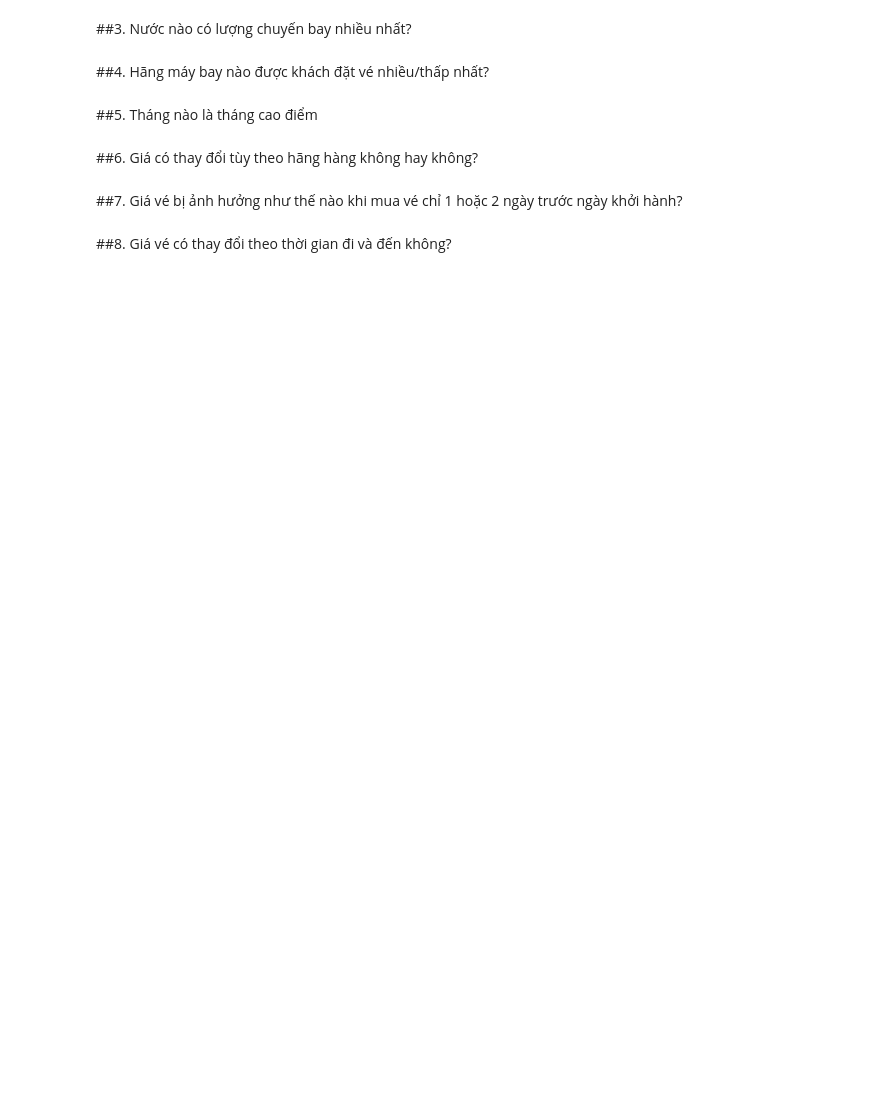
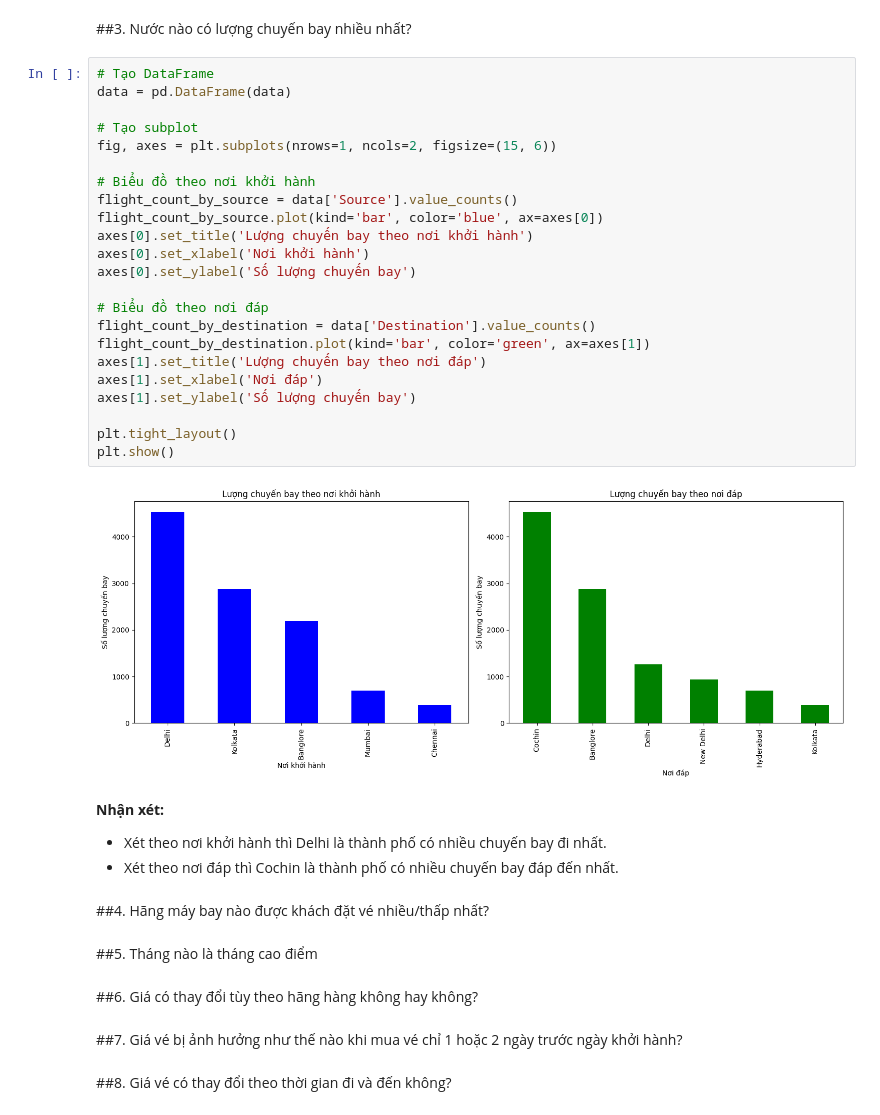
Before and after one commit to Vanniee007/ADA-Final-Project-20CQ.PTDL.05, a Jupyter notebook: FinalProject.ipynb, the cells around one changed output. Cells and saved outputs as stored; diff of their text form; blank space fills up the shorter version.

```diff
--- a/FinalProject.ipynb
+++ b/FinalProject.ipynb
@@ -144,6 +181,35 @@ merged_data.head()
 # %% [markdown]
 
 ##3. Nước nào có lượng chuyến bay nhiều nhất?
+# %%
+# Tạo DataFrame
+data = pd.DataFrame(data)
+
+# Tạo subplot
+fig, axes = plt.subplots(nrows=1, ncols=2, figsize=(15, 6))
+
+# Biểu đồ theo nơi khởi hành
+flight_count_by_source = data['Source'].value_counts()
+flight_count_by_source.plot(kind='bar', color='blue', ax=axes[0])
+axes[0].set_title('Lượng chuyến bay theo nơi khởi hành')
+axes[0].set_xlabel('Nơi khởi hành')
+axes[0].set_ylabel('Số lượng chuyến bay')
+
+# Biểu đồ theo nơi đáp
+flight_count_by_destination = data['Destination'].value_counts()
+flight_count_by_destination.plot(kind='bar', color='green', ax=axes[1])
+axes[1].set_title('Lượng chuyến bay theo nơi đáp')
+axes[1].set_xlabel('Nơi đáp')
+axes[1].set_ylabel('Số lượng chuyến bay')
+
+plt.tight_layout()
+plt.show()
+# %% [output]
+[figure, added]
+# %% [markdown]
+**Nhận xét:**
+- Xét theo nơi khởi hành thì Delhi là thành phố có nhiều chuyến bay đi nhất.
+- Xét theo nơi đáp thì Cochin là thành phố có nhiều chuyến bay đáp đến nhất.
 # %% [markdown]
 
 ##4. Hãng máy bay nào được khách đặt vé nhiều/thấp nhất?
```
Also changed, not shown: parts of 4 cells of this notebook.
